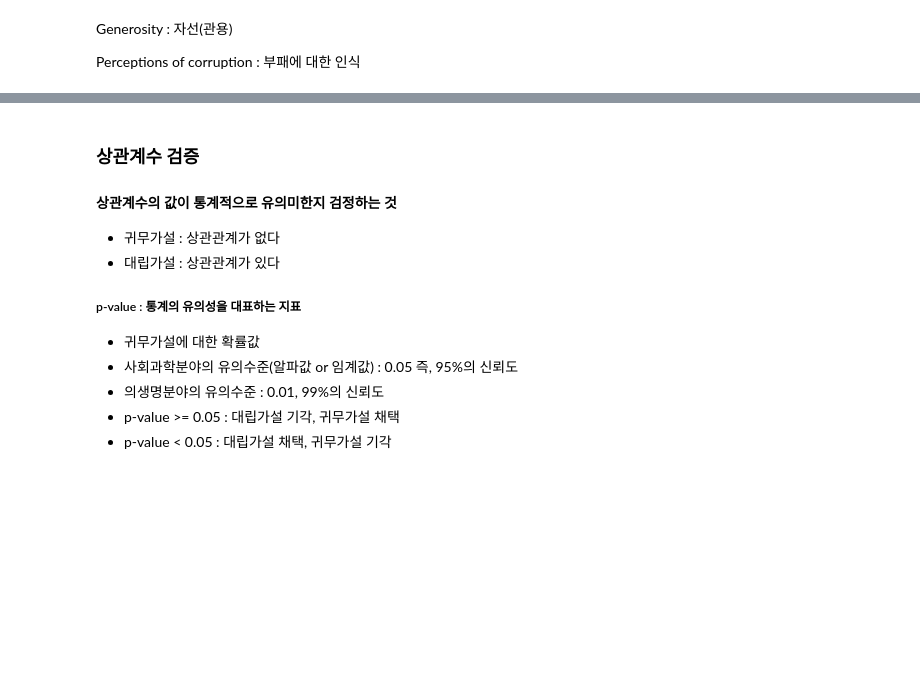
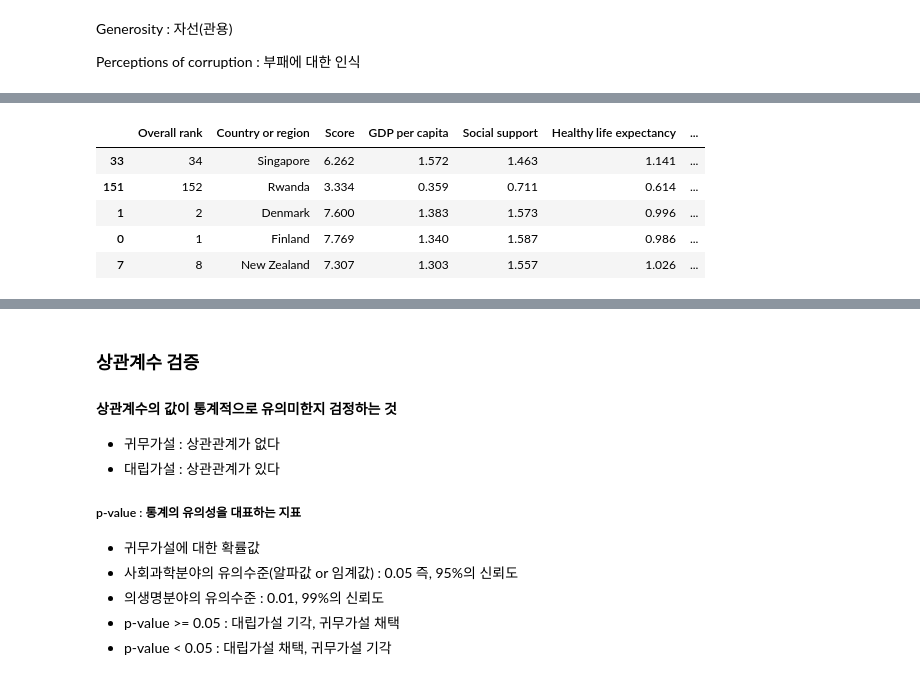
Before and after one commit to sohyeondian/Happiness, a Jupyter notebook: 01. Genorosity and Perceptions of corruption.ipynb, the cells around one changed output, grey strips where cells are left out. Saved outputs shown, nothing was run; the diff lists cells and outputs as text; code cells hidden in the pictures; blank space fills up the shorter version.

```diff
--- a/01. Genorosity and Perceptions of corruption.ipynb
+++ b/01. Genorosity and Perceptions of corruption.ipynb
@@ -65,3 +47,12 @@ happiness.head()
+# %%
+happiness.sort_values(by = ['Perceptions of corruption'], ascending = False).head()
+# %% [output]
+|  | Overall rank | Country or region | Score | GDP per capita | Social support | Healthy life expectancy | ... |
+| 33 | 34 | Singapore | 6.262 | 1.572 | 1.463 | 1.141 | ... |
+| 151 | 152 | Rwanda | 3.334 | 0.359 | 0.711 | 0.614 | ... |
+| 1 | 2 | Denmark | 7.600 | 1.383 | 1.573 | 0.996 | ... |
+| 0 | 1 | Finland | 7.769 | 1.340 | 1.587 | 0.986 | ... |
+| 7 | 8 | New Zealand | 7.307 | 1.303 | 1.557 | 1.026 | ... |
 # %%
 plt.scatter(happiness['Score'], happiness['Generosity'])
 plt.show()
```
Also changed, not shown: parts of 12 cells of this notebook.
